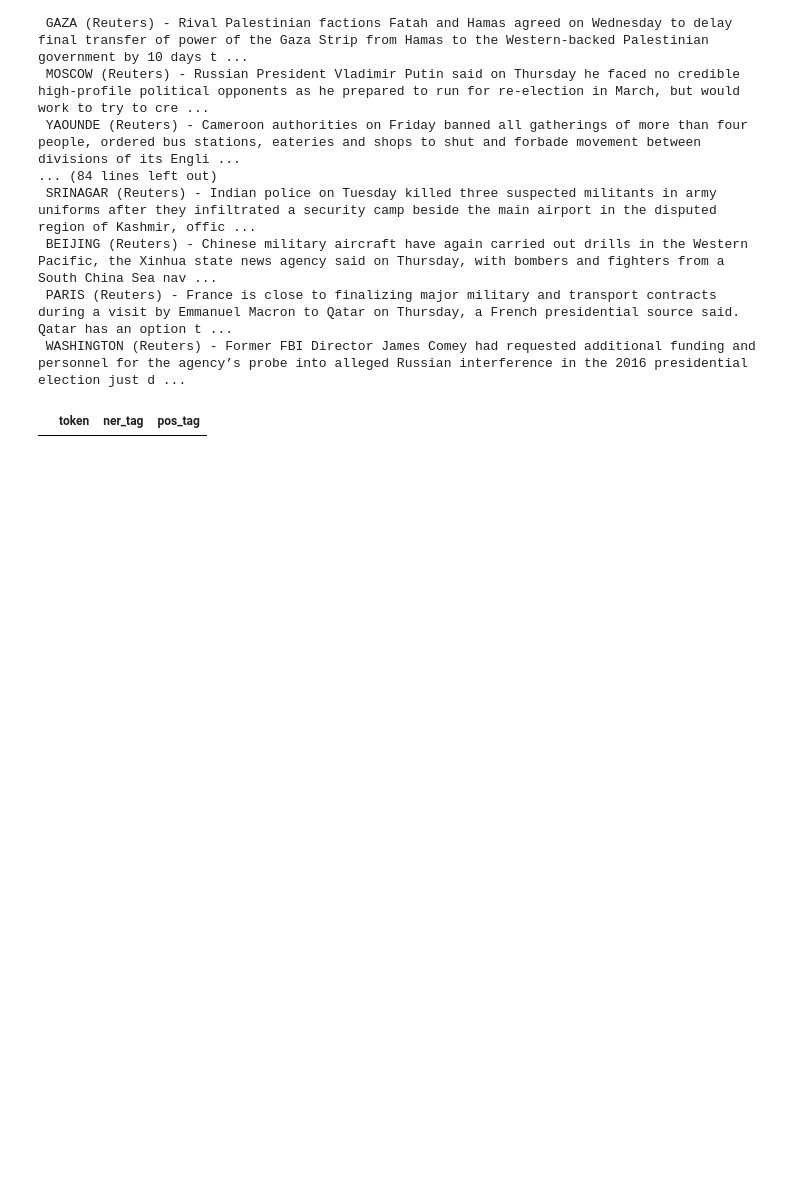
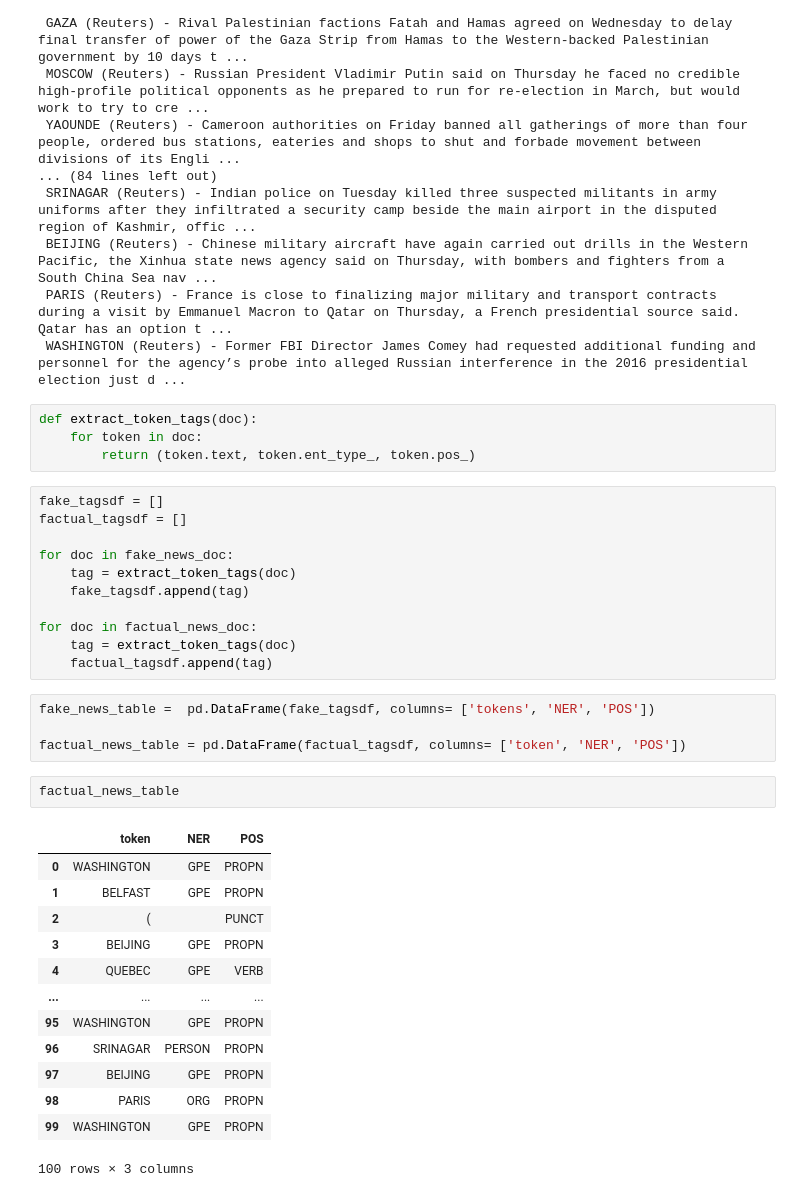
Before and after one commit to wanderer878/jupyter, a Jupyter notebook: nlp_real_life_practice.ipynb, the cells around one changed output. Saved outputs shown, nothing was run; the diff lists cells and outputs as text; blank space fills up the shorter version.

```diff
--- a/nlp_real_life_practice.ipynb
+++ b/nlp_real_life_practice.ipynb
@@ -116,6 +115,38 @@ factual_news_doc
  BEIJING (Reuters) - Chinese military aircraft have again carried out drills in the Western Pacific, the Xinhua state news agency said on Thursday, with bombers and fighters from a South China Sea nav ...
  PARIS (Reuters) - France is close to finalizing major military and transport contracts during a visit by Emmanuel Macron to Qatar on Thursday, a French presidential source said. Qatar has an option t ...
  WASHINGTON (Reuters) - Former FBI Director James Comey had requested additional funding and personnel for the agency’s probe into alleged Russian interference in the 2016 presidential election just d ...
+# %%
+def extract_token_tags(doc):
+    for token in doc:
+        return (token.text, token.ent_type_, token.pos_)
 # %%
+fake_tagsdf = []
+factual_tagsdf = []
+
+for doc in fake_news_doc:
+    tag = extract_token_tags(doc)
+    fake_tagsdf.append(tag)
+
+for doc in factual_news_doc:
+    tag = extract_token_tags(doc)
+    factual_tagsdf.append(tag)
-# %% [output]
-|  | token | ner_tag | pos_tag |
+# %%
+fake_news_table =  pd.DataFrame(fake_tagsdf, columns= ['tokens', 'NER', 'POS'])
+
+factual_news_table = pd.DataFrame(factual_tagsdf, columns= ['token', 'NER', 'POS'])
+# %%
+factual_news_table
+# %% [output]
+|  | token | NER | POS |
+| 0 | WASHINGTON | GPE | PROPN |
+| 1 | BELFAST | GPE | PROPN |
+| 2 | ( |  | PUNCT |
+| 3 | BEIJING | GPE | PROPN |
+| 4 | QUEBEC | GPE | VERB |
+| ... | ... | ... | ... |
+| 95 | WASHINGTON | GPE | PROPN |
+| 96 | SRINAGAR | PERSON | PROPN |
+| 97 | BEIJING | GPE | PROPN |
+| 98 | PARIS | ORG | PROPN |
+| 99 | WASHINGTON | GPE | PROPN |
+100 rows × 3 columns
```
Also changed, not shown: parts of 2 cells of this notebook.
